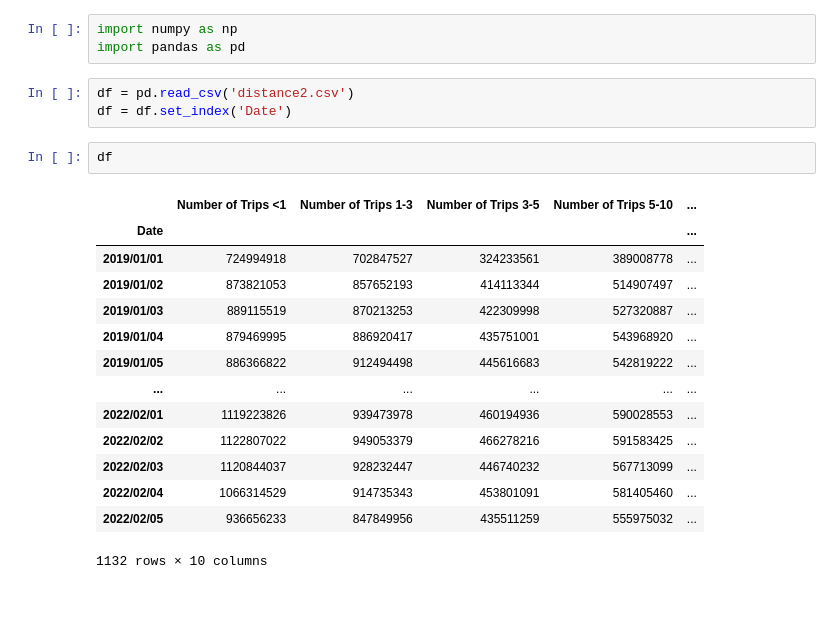
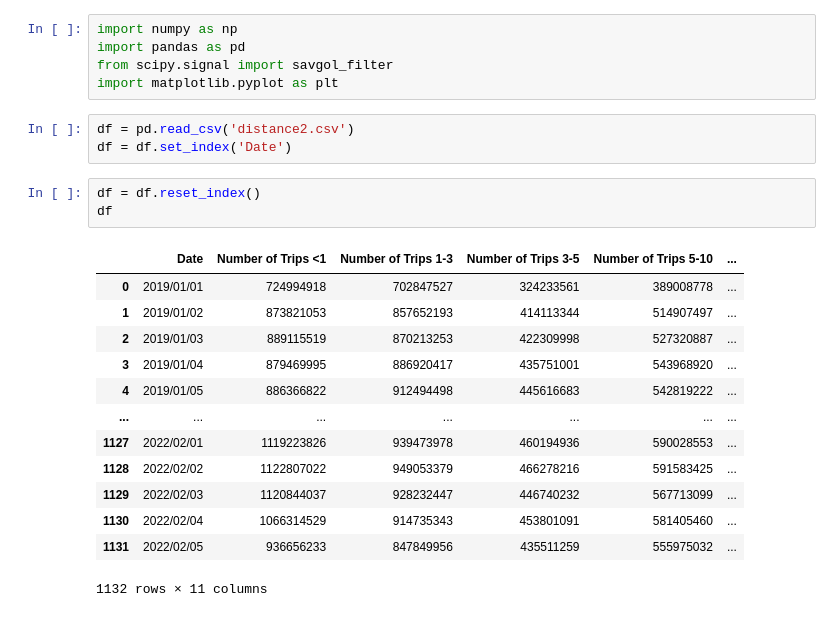
Before and after one commit to atowey-uchi/CAPP30239_FA22, a Jupyter notebook: FINAL/Data Cleaning/Distance.ipynb, the cells around one changed output. Drawn from its saved outputs; the diff is of its cells as text.

```diff
--- a/FINAL/Data Cleaning/Distance.ipynb
+++ b/FINAL/Data Cleaning/Distance.ipynb
@@ -1,23 +1,25 @@
 # %%
 import numpy as np
 import pandas as pd
+from scipy.signal import savgol_filter
+import matplotlib.pyplot as plt
 # %%
 df = pd.read_csv('distance2.csv')
 df = df.set_index('Date')
 # %%
+df = df.reset_index()
 df
 # %% [output]
-|  | Number of Trips <1 | Number of Trips 1-3 | Number of Trips 3-5 | Number of Trips 5-10 | ... |
-| Date |  |  |  |  | ... |
-| 2019/01/01 | 724994918 | 702847527 | 324233561 | 389008778 | ... |
-| 2019/01/02 | 873821053 | 857652193 | 414113344 | 514907497 | ... |
-| 2019/01/03 | 889115519 | 870213253 | 422309998 | 527320887 | ... |
-| 2019/01/04 | 879469995 | 886920417 | 435751001 | 543968920 | ... |
-| 2019/01/05 | 886366822 | 912494498 | 445616683 | 542819222 | ... |
-| ... | ... | ... | ... | ... | ... |
-| 2022/02/01 | 1119223826 | 939473978 | 460194936 | 590028553 | ... |
-| 2022/02/02 | 1122807022 | 949053379 | 466278216 | 591583425 | ... |
-| 2022/02/03 | 1120844037 | 928232447 | 446740232 | 567713099 | ... |
-| 2022/02/04 | 1066314529 | 914735343 | 453801091 | 581405460 | ... |
-| 2022/02/05 | 936656233 | 847849956 | 435511259 | 555975032 | ... |
+|  | Date | Number of Trips <1 | Number of Trips 1-3 | Number of Trips 3-5 | Number of Trips 5-10 | ... |
+| 0 | 2019/01/01 | 724994918 | 702847527 | 324233561 | 389008778 | ... |
+| 1 | 2019/01/02 | 873821053 | 857652193 | 414113344 | 514907497 | ... |
+| 2 | 2019/01/03 | 889115519 | 870213253 | 422309998 | 527320887 | ... |
+| 3 | 2019/01/04 | 879469995 | 886920417 | 435751001 | 543968920 | ... |
+| 4 | 2019/01/05 | 886366822 | 912494498 | 445616683 | 542819222 | ... |
+| ... | ... | ... | ... | ... | ... | ... |
+| 1127 | 2022/02/01 | 1119223826 | 939473978 | 460194936 | 590028553 | ... |
+| 1128 | 2022/02/02 | 1122807022 | 949053379 | 466278216 | 591583425 | ... |
+| 1129 | 2022/02/03 | 1120844037 | 928232447 | 446740232 | 567713099 | ... |
+| 1130 | 2022/02/04 | 1066314529 | 914735343 | 453801091 | 581405460 | ... |
+| 1131 | 2022/02/05 | 936656233 | 847849956 | 435511259 | 555975032 | ... |
-1132 rows × 10 columns
+1132 rows × 11 columns
```
Also changed, not shown: parts of 7 cells of this notebook, 10 other files.
